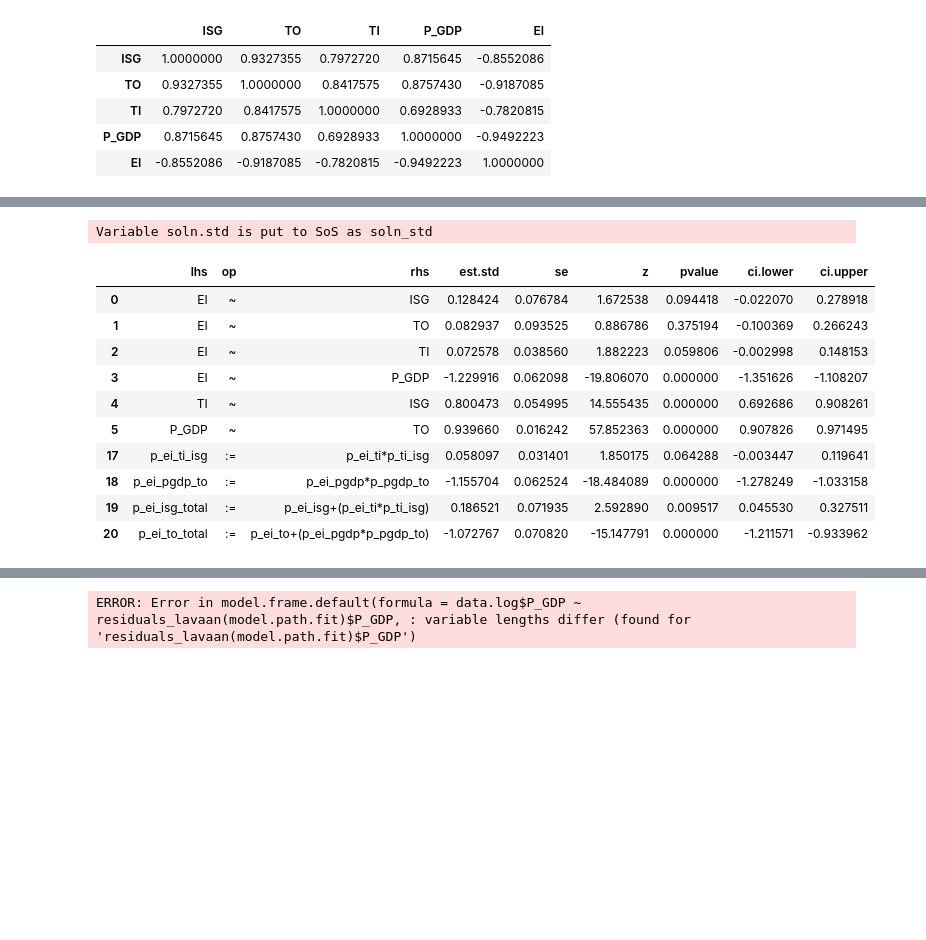
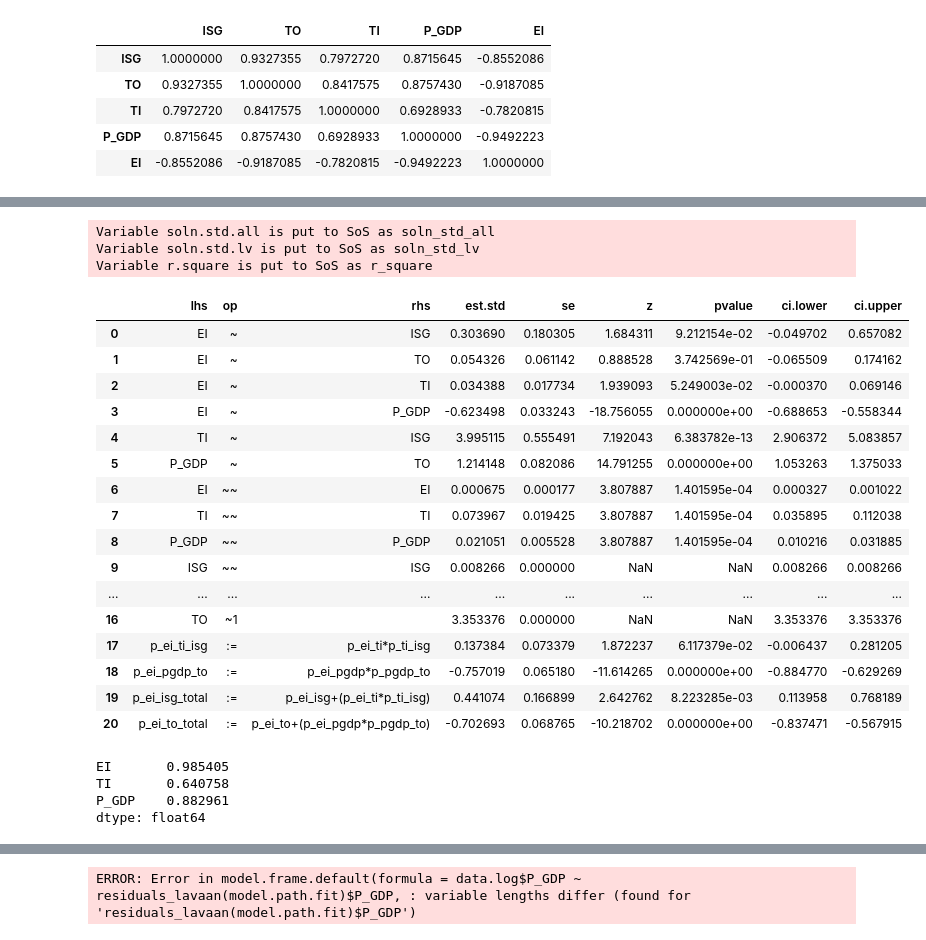
Before and after one commit to drakesiard/em-2020, a Jupyter notebook: analysis/2_original_path_model.ipynb, the cells around one changed output, grey strips where cells are left out. Cells and saved outputs as stored; diff of their text form; code cells hidden in the pictures; blank space fills up the shorter version.

```diff
--- a/analysis/2_original_path_model.ipynb
+++ b/analysis/2_original_path_model.ipynb
@@ -141,3 +195,4 @@ Model Test User Model:
 # %%
-soln.std <- as.data.frame(standardizedSolution(model.path.fit, type='std.all', remove.def=FALSE))
-soln.std
+soln.std.all <- as.data.frame(standardizedSolution(model.path.fit, se=TRUE, type='std.all', remove.def=FALSE))
+soln.std.lv <- as.data.frame(standardizedSolution(model.path.fit, se=TRUE, type='std.lv', remove.def=FALSE))
+r.square <- lavInspect(model.path.fit, 'rsquare')
@@ -164,17 +199,31 @@ A data.frame: 21 × 9
-# %%
-%get soln.std --from R
-df = soln_std.query('(lhs != rhs) & (op in ("~",":="))')
-df
-# %% [output]
-Variable soln.std is put to SoS as soln_std
-|  | lhs | op | rhs | est.std | se | z | pvalue | ci.lower | ci.upper |
-| 0 | EI | ~ | ISG | 0.128424 | 0.076784 | 1.672538 | 0.094418 | -0.022070 | 0.278918 |
-| 1 | EI | ~ | TO | 0.082937 | 0.093525 | 0.886786 | 0.375194 | -0.100369 | 0.266243 |
-| 2 | EI | ~ | TI | 0.072578 | 0.038560 | 1.882223 | 0.059806 | -0.002998 | 0.148153 |
-| 3 | EI | ~ | P_GDP | -1.229916 | 0.062098 | -19.806070 | 0.000000 | -1.351626 | -1.108207 |
-| 4 | TI | ~ | ISG | 0.800473 | 0.054995 | 14.555435 | 0.000000 | 0.692686 | 0.908261 |
-| 5 | P_GDP | ~ | TO | 0.939660 | 0.016242 | 57.852363 | 0.000000 | 0.907826 | 0.971495 |
-| 17 | p_ei_ti_isg | := | p_ei_ti*p_ti_isg | 0.058097 | 0.031401 | 1.850175 | 0.064288 | -0.003447 | 0.119641 |
-| 18 | p_ei_pgdp_to | := | p_ei_pgdp*p_pgdp_to | -1.155704 | 0.062524 | -18.484089 | 0.000000 | -1.278249 | -1.033158 |
-| 19 | p_ei_isg_total | := | p_ei_isg+(p_ei_ti*p_ti_isg) | 0.186521 | 0.071935 | 2.592890 | 0.009517 | 0.045530 | 0.327511 |
-| 20 | p_ei_to_total | := | p_ei_to+(p_ei_pgdp*p_pgdp_to) | -1.072767 | 0.070820 | -15.147791 | 0.000000 | -1.211571 | -0.933962 |
+# %%
+%get soln.std.all --from R
+%get soln.std.lv --from R
+%get r.square --from R
+display(soln_std_lv)
+display(r_square)
+# %% [output]
+Variable soln.std.all is put to SoS as soln_std_all
+Variable soln.std.lv is put to SoS as soln_std_lv
+Variable r.square is put to SoS as r_square
+|  | lhs | op | rhs | est.std | se | z | pvalue | ci.lower | ci.upper |
+| 0 | EI | ~ | ISG | 0.303690 | 0.180305 | 1.684311 | 9.212154e-02 | -0.049702 | 0.657082 |
+| 1 | EI | ~ | TO | 0.054326 | 0.061142 | 0.888528 | 3.742569e-01 | -0.065509 | 0.174162 |
+| 2 | EI | ~ | TI | 0.034388 | 0.017734 | 1.939093 | 5.249003e-02 | -0.000370 | 0.069146 |
+| 3 | EI | ~ | P_GDP | -0.623498 | 0.033243 | -18.756055 | 0.000000e+00 | -0.688653 | -0.558344 |
+| 4 | TI | ~ | ISG | 3.995115 | 0.555491 | 7.192043 | 6.383782e-13 | 2.906372 | 5.083857 |
+| 5 | P_GDP | ~ | TO | 1.214148 | 0.082086 | 14.791255 | 0.000000e+00 | 1.053263 | 1.375033 |
+| 6 | EI | ~~ | EI | 0.000675 | 0.000177 | 3.807887 | 1.401595e-04 | 0.000327 | 0.001022 |
+| 7 | TI | ~~ | TI | 0.073967 | 0.019425 | 3.807887 | 1.401595e-04 | 0.035895 | 0.112038 |
+| 8 | P_GDP | ~~ | P_GDP | 0.021051 | 0.005528 | 3.807887 | 1.401595e-04 | 0.010216 | 0.031885 |
+| 9 | ISG | ~~ | ISG | 0.008266 | 0.000000 | NaN | NaN | 0.008266 | 0.008266 |
+| ... | ... | ... | ... | ... | ... | ... | ... | ... | ... |
+| 16 | TO | ~1 |  | 3.353376 | 0.000000 | NaN | NaN | 3.353376 | 3.353376 |
+| 17 | p_ei_ti_isg | := | p_ei_ti*p_ti_isg | 0.137384 | 0.073379 | 1.872237 | 6.117379e-02 | -0.006437 | 0.281205 |
+| 18 | p_ei_pgdp_to | := | p_ei_pgdp*p_pgdp_to | -0.757019 | 0.065180 | -11.614265 | 0.000000e+00 | -0.884770 | -0.629269 |
+| 19 | p_ei_isg_total | := | p_ei_isg+(p_ei_ti*p_ti_isg) | 0.441074 | 0.166899 | 2.642762 | 8.223285e-03 | 0.113958 | 0.768189 |
+| 20 | p_ei_to_total | := | p_ei_to+(p_ei_pgdp*p_pgdp_to) | -0.702693 | 0.068765 | -10.218702 | 0.000000e+00 | -0.837471 | -0.567915 |
+EI       0.985405
+TI       0.640758
+P_GDP    0.882961
+dtype: float64
```
Also changed, not shown: parts of 13 cells of this notebook, 6 other files.
